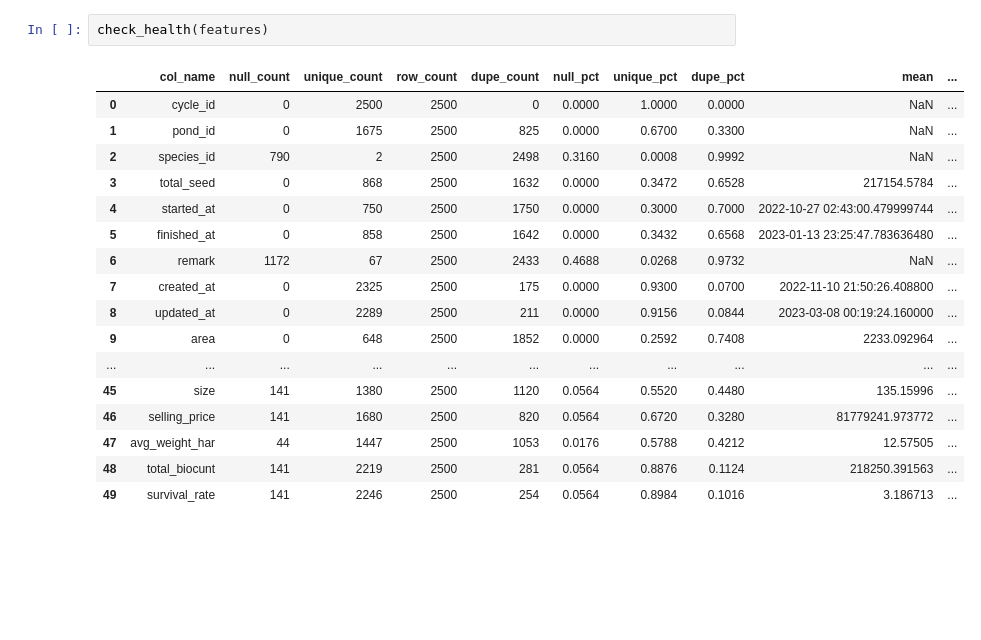
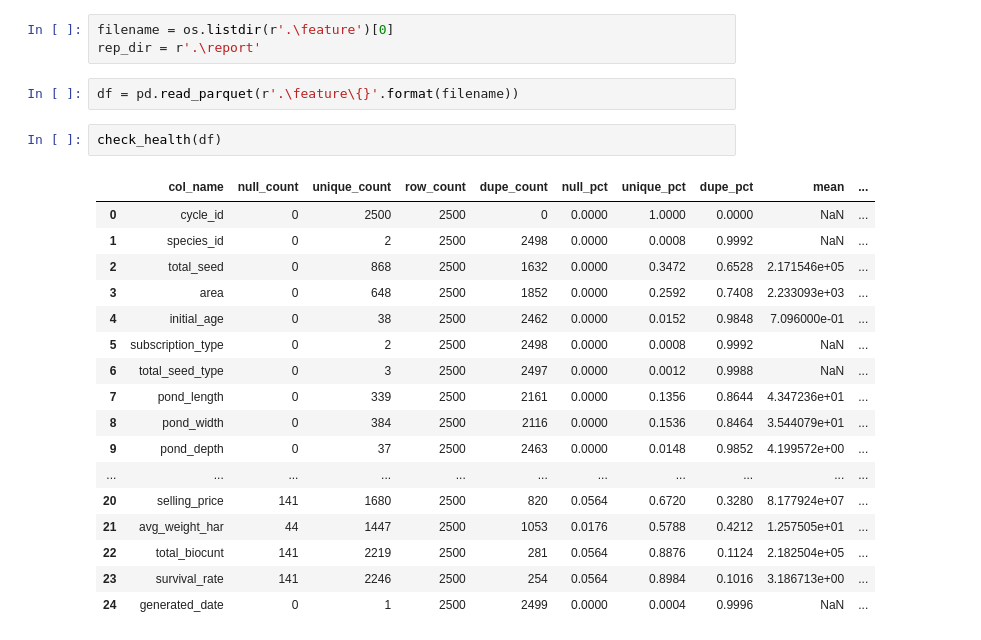
Before and after one commit to zylbergs/Jala, a Jupyter notebook: analytics_main.ipynb, the cells around one changed output. Saved outputs shown, nothing was run; the diff lists cells and outputs as text; blank space fills up the shorter version.

```diff
--- a/analytics_main.ipynb
+++ b/analytics_main.ipynb
@@ -47,20 +12,25 @@ features
+# %%
+filename = os.listdir(r'.\feature')[0]
+rep_dir = r'.\report'
+# %%
+df = pd.read_parquet(r'.\feature\{}'.format(filename))
 # %%
-check_health(features)
+check_health(df)
 # %% [output]
 |  | col_name | null_count | unique_count | row_count | dupe_count | null_pct | unique_pct | dupe_pct | mean | ... |
 | 0 | cycle_id | 0 | 2500 | 2500 | 0 | 0.0000 | 1.0000 | 0.0000 | NaN | ... |
-| 1 | pond_id | 0 | 1675 | 2500 | 825 | 0.0000 | 0.6700 | 0.3300 | NaN | ... |
-| 2 | species_id | 790 | 2 | 2500 | 2498 | 0.3160 | 0.0008 | 0.9992 | NaN | ... |
-| 3 | total_seed | 0 | 868 | 2500 | 1632 | 0.0000 | 0.3472 | 0.6528 | 217154.5784 | ... |
-| 4 | started_at | 0 | 750 | 2500 | 1750 | 0.0000 | 0.3000 | 0.7000 | 2022-10-27 02:43:00.479999744 | ... |
-| 5 | finished_at | 0 | 858 | 2500 | 1642 | 0.0000 | 0.3432 | 0.6568 | 2023-01-13 23:25:47.783636480 | ... |
-| 6 | remark | 1172 | 67 | 2500 | 2433 | 0.4688 | 0.0268 | 0.9732 | NaN | ... |
-| 7 | created_at | 0 | 2325 | 2500 | 175 | 0.0000 | 0.9300 | 0.0700 | 2022-11-10 21:50:26.408800 | ... |
-| 8 | updated_at | 0 | 2289 | 2500 | 211 | 0.0000 | 0.9156 | 0.0844 | 2023-03-08 00:19:24.160000 | ... |
-| 9 | area | 0 | 648 | 2500 | 1852 | 0.0000 | 0.2592 | 0.7408 | 2233.092964 | ... |
+| 1 | species_id | 0 | 2 | 2500 | 2498 | 0.0000 | 0.0008 | 0.9992 | NaN | ... |
+| 2 | total_seed | 0 | 868 | 2500 | 1632 | 0.0000 | 0.3472 | 0.6528 | 2.171546e+05 | ... |
+| 3 | area | 0 | 648 | 2500 | 1852 | 0.0000 | 0.2592 | 0.7408 | 2.233093e+03 | ... |
+| 4 | initial_age | 0 | 38 | 2500 | 2462 | 0.0000 | 0.0152 | 0.9848 | 7.096000e-01 | ... |
+| 5 | subscription_type | 0 | 2 | 2500 | 2498 | 0.0000 | 0.0008 | 0.9992 | NaN | ... |
+| 6 | total_seed_type | 0 | 3 | 2500 | 2497 | 0.0000 | 0.0012 | 0.9988 | NaN | ... |
+| 7 | pond_length | 0 | 339 | 2500 | 2161 | 0.0000 | 0.1356 | 0.8644 | 4.347236e+01 | ... |
+| 8 | pond_width | 0 | 384 | 2500 | 2116 | 0.0000 | 0.1536 | 0.8464 | 3.544079e+01 | ... |
+| 9 | pond_depth | 0 | 37 | 2500 | 2463 | 0.0000 | 0.0148 | 0.9852 | 4.199572e+00 | ... |
 | ... | ... | ... | ... | ... | ... | ... | ... | ... | ... | ... |
-| 45 | size | 141 | 1380 | 2500 | 1120 | 0.0564 | 0.5520 | 0.4480 | 135.15996 | ... |
-| 46 | selling_price | 141 | 1680 | 2500 | 820 | 0.0564 | 0.6720 | 0.3280 | 81779241.973772 | ... |
-| 47 | avg_weight_har | 44 | 1447 | 2500 | 1053 | 0.0176 | 0.5788 | 0.4212 | 12.57505 | ... |
-| 48 | total_biocunt | 141 | 2219 | 2500 | 281 | 0.0564 | 0.8876 | 0.1124 | 218250.391563 | ... |
-| 49 | survival_rate | 141 | 2246 | 2500 | 254 | 0.0564 | 0.8984 | 0.1016 | 3.186713 | ... |
+| 20 | selling_price | 141 | 1680 | 2500 | 820 | 0.0564 | 0.6720 | 0.3280 | 8.177924e+07 | ... |
+| 21 | avg_weight_har | 44 | 1447 | 2500 | 1053 | 0.0176 | 0.5788 | 0.4212 | 1.257505e+01 | ... |
+| 22 | total_biocunt | 141 | 2219 | 2500 | 281 | 0.0564 | 0.8876 | 0.1124 | 2.182504e+05 | ... |
+| 23 | survival_rate | 141 | 2246 | 2500 | 254 | 0.0564 | 0.8984 | 0.1016 | 3.186713e+00 | ... |
+| 24 | generated_date | 0 | 1 | 2500 | 2499 | 0.0000 | 0.0004 | 0.9996 | NaN | ... |
```
Also changed, not shown: parts of 7 cells of this notebook, 9 other files.
